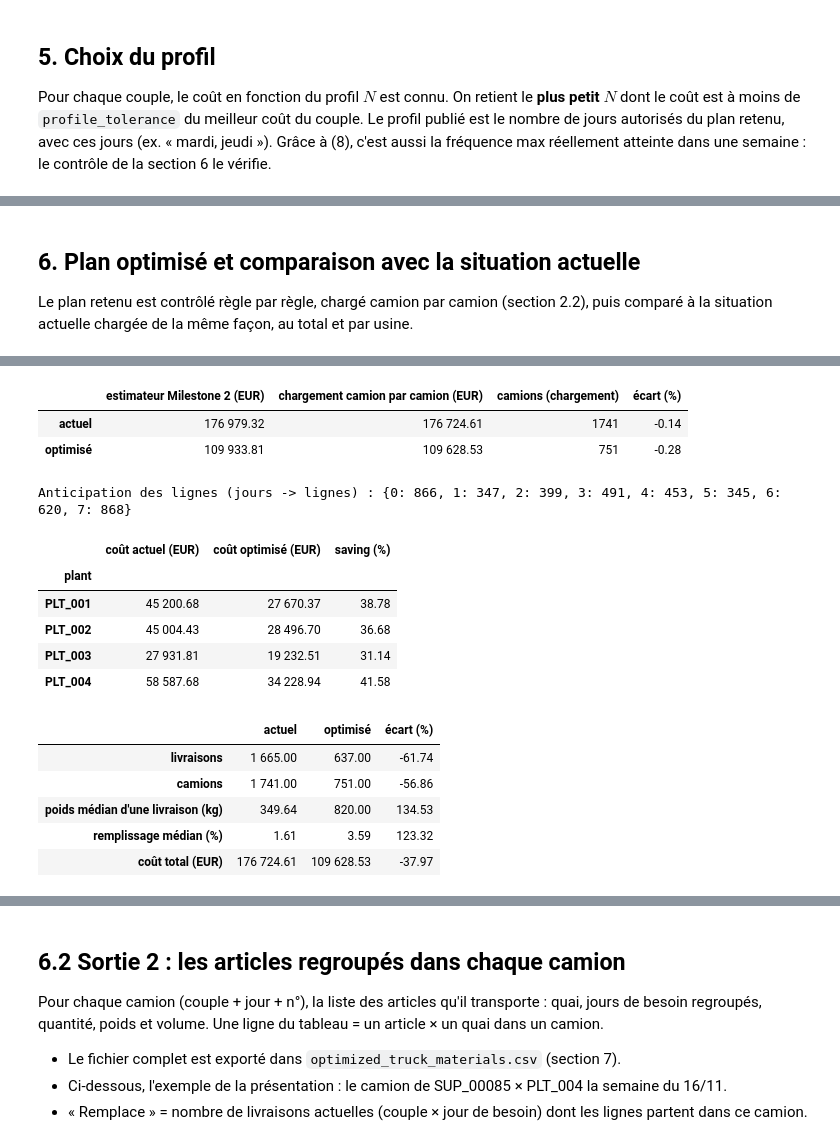
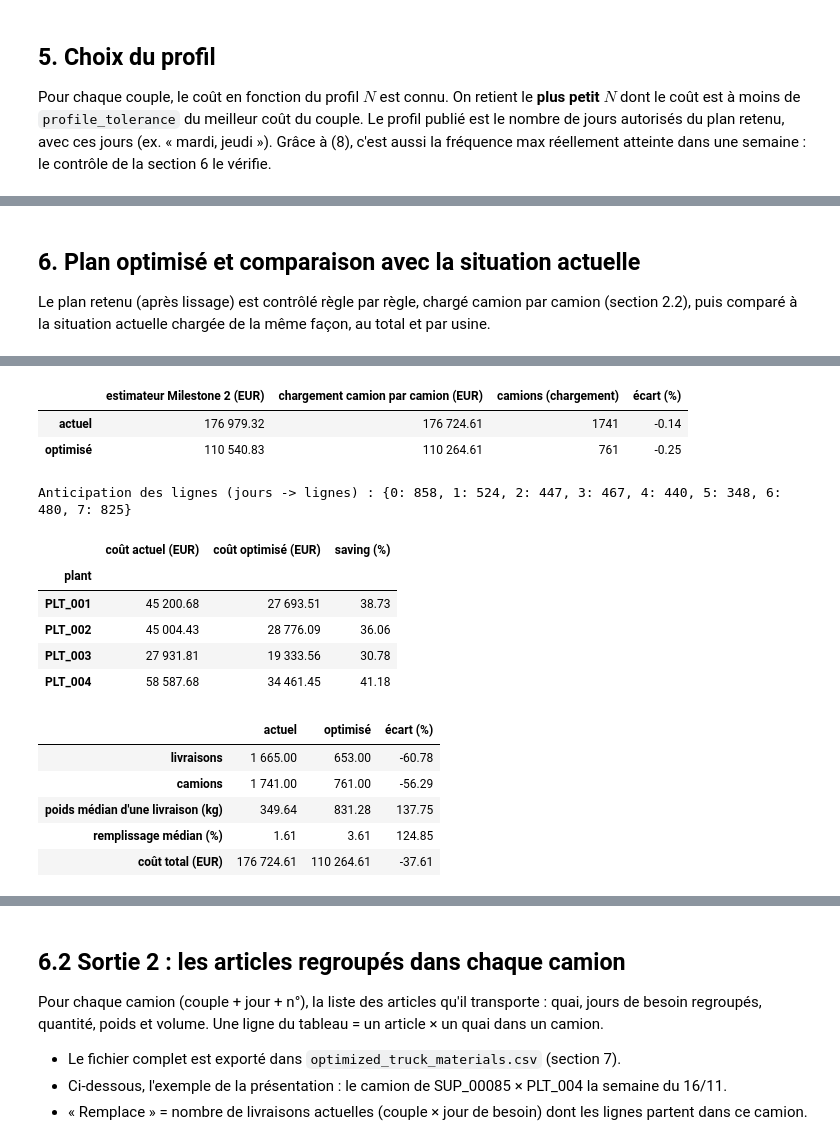
Before and after one commit to exauceh/delivery_schedule_optimization, a Jupyter notebook: milestone3/milestone3.ipynb, the cells around one changed output, grey strips where cells are left out. Drawn from its saved outputs; the diff is of its cells as text; code cells hidden in the pictures.

```diff
--- a/milestone3/milestone3.ipynb
+++ b/milestone3/milestone3.ipynb
@@ -87,9 +109,12 @@ import pulp
 
 from delivery_schedule_optimization.engine import (
     CoupleInstance,
+    CoupleOption,
     CoupleSolution,
     SolverSettings,
+    build_options,
     load_delivery,
+    smooth_plant,
     solve_all,
     solve_couple,
 )
@@ -119,6 +144,7 @@ class OptimConfig:
     frequencies: tuple[int, ...] = (1, 2, 3, 4, 5)  # RG05: allowed profiles (delivery weekdays per week)
     holiday_country: str = "DE"  # RG10: no delivery on a German public holiday
     profile_tolerance: float = 0.0  # profile = smallest N whose cost <= (1 + tolerance) x best cost
+    smoothing_tolerance: float = 0.01  # RG09: smoothing may raise the cost of a plant by at most 1 %
     delivery_penalty_eur: float = 0.01  # epsilon: tie-break towards fewer delivery days
     time_limit_s: float = 5.0  # per MILP solve (30 s changes the total cost by less than 0.1 %)
     mip_gap: float = 0.01  # relative optimality gap accepted by the solver
@@ -132,6 +158,8 @@ class OptimConfig:
             raise ValueError("frequencies must be sorted, positive integers")
         if self.profile_tolerance < 0:
             raise ValueError("profile_tolerance must be >= 0")
+        if self.smoothing_tolerance < 0:
+            raise ValueError("smoothing_tolerance must be >= 0")
 
 
 cfg = OptimConfig()
@@ -416,7 +510,7 @@ compare
 # %% [markdown]
 ## 6. Plan optimisé et comparaison avec la situation actuelle
 
-Le plan retenu est contrôlé règle par règle, chargé camion par camion (section 2.2), puis comparé à la situation actuelle chargée de la même façon, au total et par usine.
+Le plan retenu (après lissage) est contrôlé règle par règle, chargé camion par camion (section 2.2), puis comparé à la situation actuelle chargée de la même façon, au total et par usine.
 # %%
 chosen_plans = {(s, p): sol for s, p, sol in couples[[*cfg.couple_key, "plan"]].itertuples(index=False)}
 plan = needs.assign(delivery_date=delivery_dates(chosen_plans))
@@ -441,6 +535,8 @@ assert all(on_allowed_day), "RG05: delivery on a weekday that is not allowed by
 assert (per_week["deliveries"] <= per_week["profile"]).all(), "RG05: more deliveries in a week than the profile"
 assert (highest_frequency["max_week"] == highest_frequency["profile"]).all(), "RG05: profile wider than the highest weekly frequency"
 assert np.isclose(deliveries["weight"].sum(), needs["weight"].sum()), "weight lost"
+loaded_peak = trucks.groupby(["plant", "delivery_date"]).size().groupby(level="plant").max()
+assert all(loaded_peak[p] <= smoothing[p].peak_before for p in smoothing), "RG09: smoothing raised a peak"
 
 
 def kpis(d: pd.DataFrame) -> pd.Series:
@@ -481,16 +577,16 @@ comparison
 |  | estimateur Milestone 2 (EUR) | chargement camion par camion (EUR) | camions (chargement) | écart (%) |
 | actuel | 176 979.32 | 176 724.61 | 1741 | -0.14 |
-| optimisé | 109 933.81 | 109 628.53 | 751 | -0.28 |
+| optimisé | 110 540.83 | 110 264.61 | 761 | -0.25 |
-Anticipation des lignes (jours -> lignes) : {0: 866, 1: 347, 2: 399, 3: 491, 4: 453, 5: 345, 6: 620, 7: 868}
+Anticipation des lignes (jours -> lignes) : {0: 858, 1: 524, 2: 447, 3: 467, 4: 440, 5: 348, 6: 480, 7: 825}
 |  | coût actuel (EUR) | coût optimisé (EUR) | saving (%) |
 | plant |  |  |  |
-| PLT_001 | 45 200.68 | 27 670.37 | 38.78 |
-| PLT_002 | 45 004.43 | 28 496.70 | 36.68 |
-| PLT_003 | 27 931.81 | 19 232.51 | 31.14 |
-| PLT_004 | 58 587.68 | 34 228.94 | 41.58 |
+| PLT_001 | 45 200.68 | 27 693.51 | 38.73 |
+| PLT_002 | 45 004.43 | 28 776.09 | 36.06 |
+| PLT_003 | 27 931.81 | 19 333.56 | 30.78 |
+| PLT_004 | 58 587.68 | 34 461.45 | 41.18 |
 |  | actuel | optimisé | écart (%) |
-| livraisons | 1 665.00 | 637.00 | -61.74 |
-| camions | 1 741.00 | 751.00 | -56.86 |
-| poids médian d'une livraison (kg) | 349.64 | 820.00 | 134.53 |
-| remplissage médian (%) | 1.61 | 3.59 | 123.32 |
-| coût total (EUR) | 176 724.61 | 109 628.53 | -37.97 |
+| livraisons | 1 665.00 | 653.00 | -60.78 |
+| camions | 1 741.00 | 761.00 | -56.29 |
+| poids médian d'une livraison (kg) | 349.64 | 831.28 | 137.75 |
+| remplissage médian (%) | 1.61 | 3.61 | 124.85 |
+| coût total (EUR) | 176 724.61 | 110 264.61 | -37.61 |
```
Also changed, not shown: parts of 16 cells of this notebook, 9 other files.
